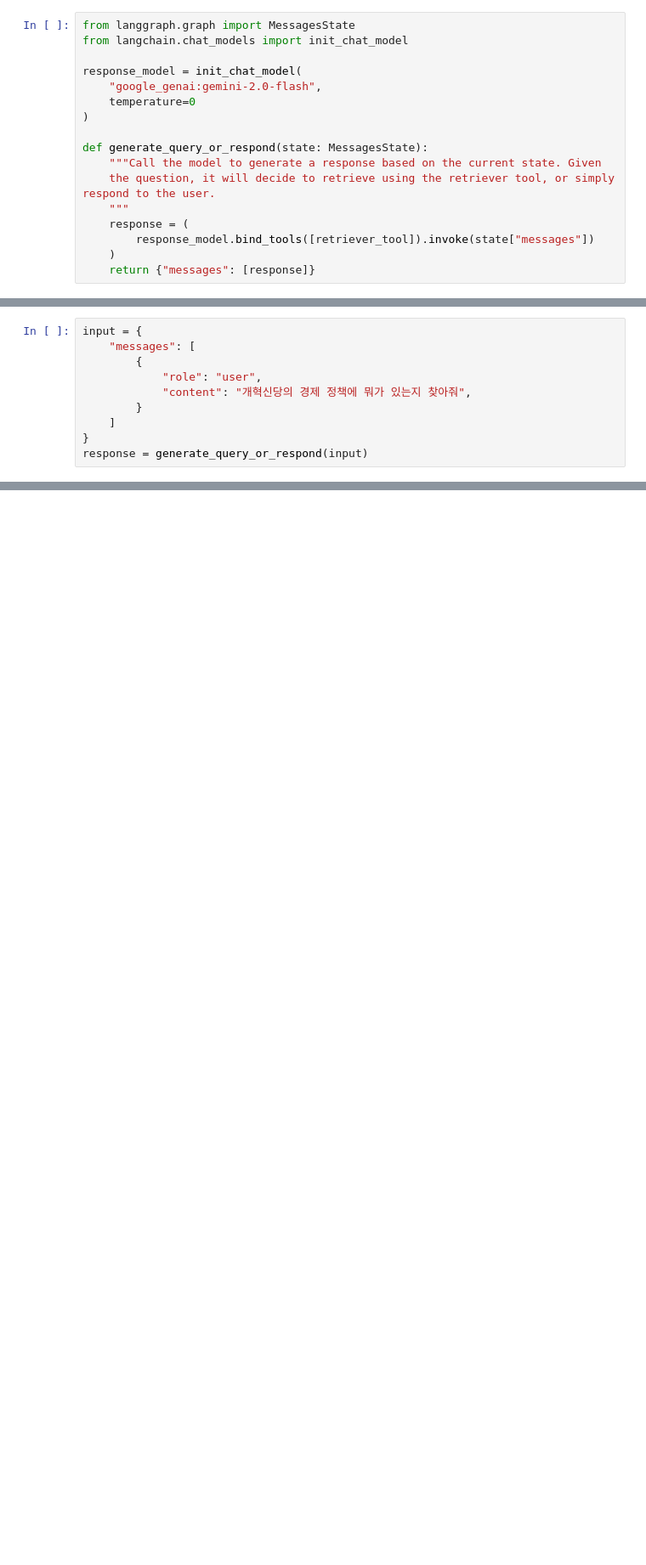
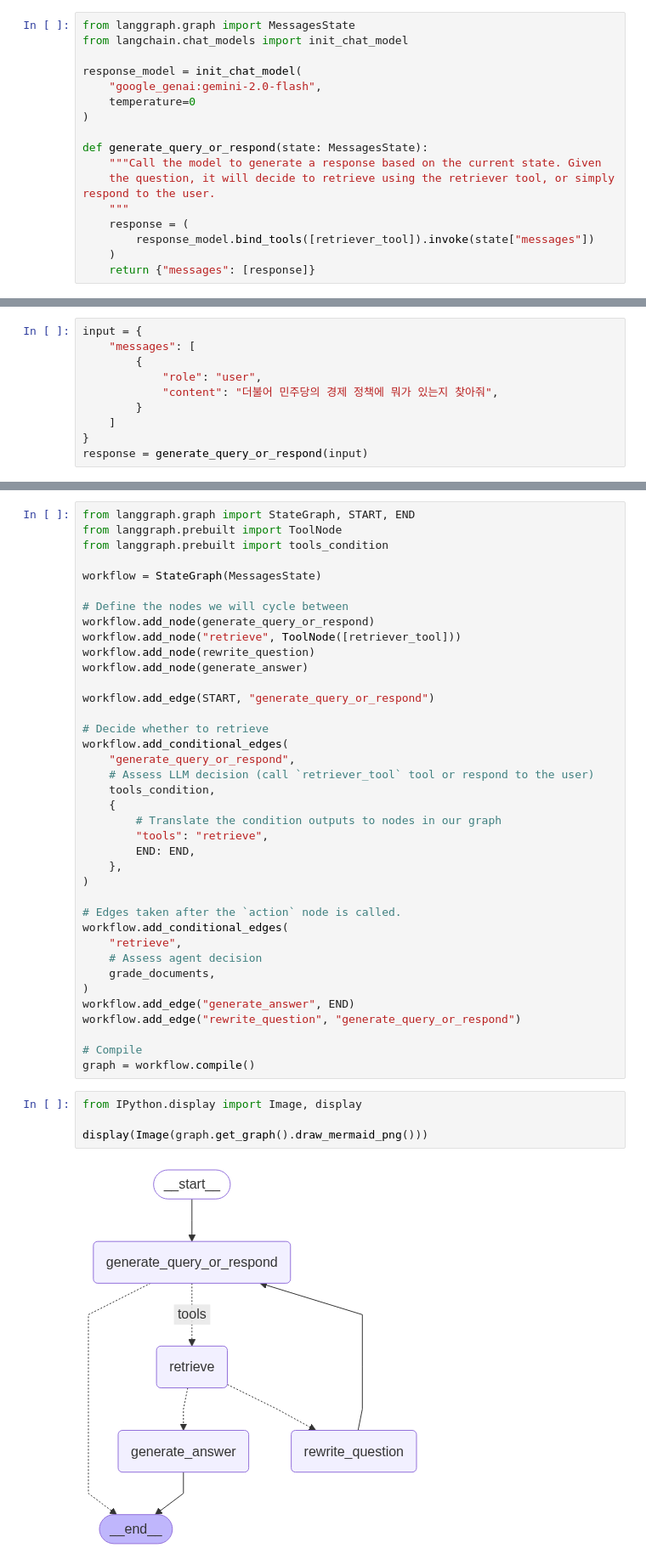
Before and after one commit to leesy3797/AI-Agent, a Jupyter notebook: agentic-rag/agentic-rag-tutorial.ipynb, the cells around one changed output, grey strips where cells are left out. Shown: that part at 85% size. Drawn from its saved outputs; the diff is of its cells as text; blank space fills up the shorter version.

Commit message:
Update Agentic RAG

```diff
--- a/agentic-rag/agentic-rag-tutorial.ipynb
+++ b/agentic-rag/agentic-rag-tutorial.ipynb
@@ -308,7 +291,7 @@ input = {
     "messages": [
         {
             "role": "user",
-            "content": "개혁신당의 경제 정책에 뭐가 있는지 찾아줘",
+            "content": "더불어 민주당의 경제 정책에 뭐가 있는지 찾아줘",
         }
     ]
 }
@@ -422,0 +519,44 @@ grade_documents(input)
+# %%
+from langgraph.graph import StateGraph, START, END
+from langgraph.prebuilt import ToolNode
+from langgraph.prebuilt import tools_condition
+
+workflow = StateGraph(MessagesState)
+
+# Define the nodes we will cycle between
+workflow.add_node(generate_query_or_respond)
+workflow.add_node("retrieve", ToolNode([retriever_tool]))
+workflow.add_node(rewrite_question)
+workflow.add_node(generate_answer)
+
+workflow.add_edge(START, "generate_query_or_respond")
+
+# Decide whether to retrieve
+workflow.add_conditional_edges(
+    "generate_query_or_respond",
+    # Assess LLM decision (call `retriever_tool` tool or respond to the user)
+    tools_condition,
+    {
+        # Translate the condition outputs to nodes in our graph
+        "tools": "retrieve",
+        END: END,
+    },
+)
+
+# Edges taken after the `action` node is called.
+workflow.add_conditional_edges(
+    "retrieve",
+    # Assess agent decision
+    grade_documents,
+)
+workflow.add_edge("generate_answer", END)
+workflow.add_edge("rewrite_question", "generate_query_or_respond")
+
+# Compile
+graph = workflow.compile()
+# %%
+from IPython.display import Image, display
+
+display(Image(graph.get_graph().draw_mermaid_png()))
+# %% [output]
+[figure, added]
```
Also changed, not shown: parts of 27 cells of this notebook.
